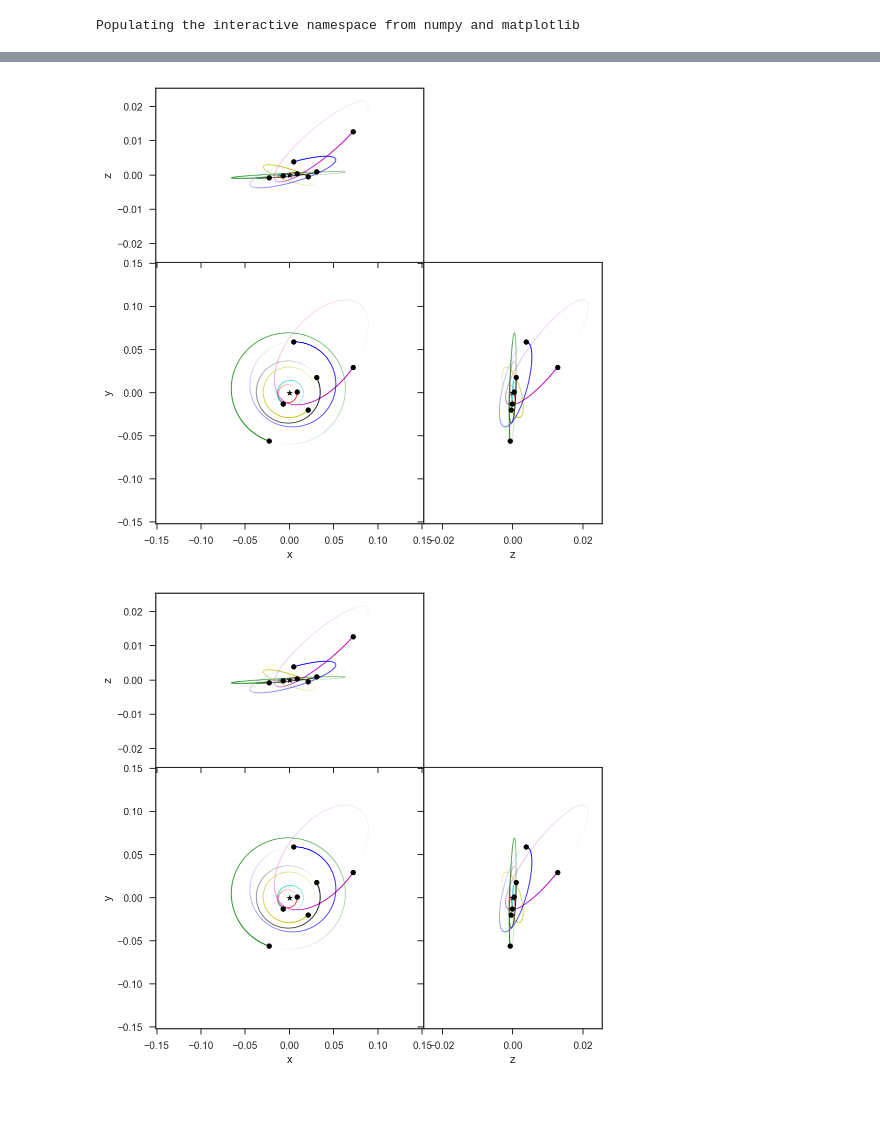
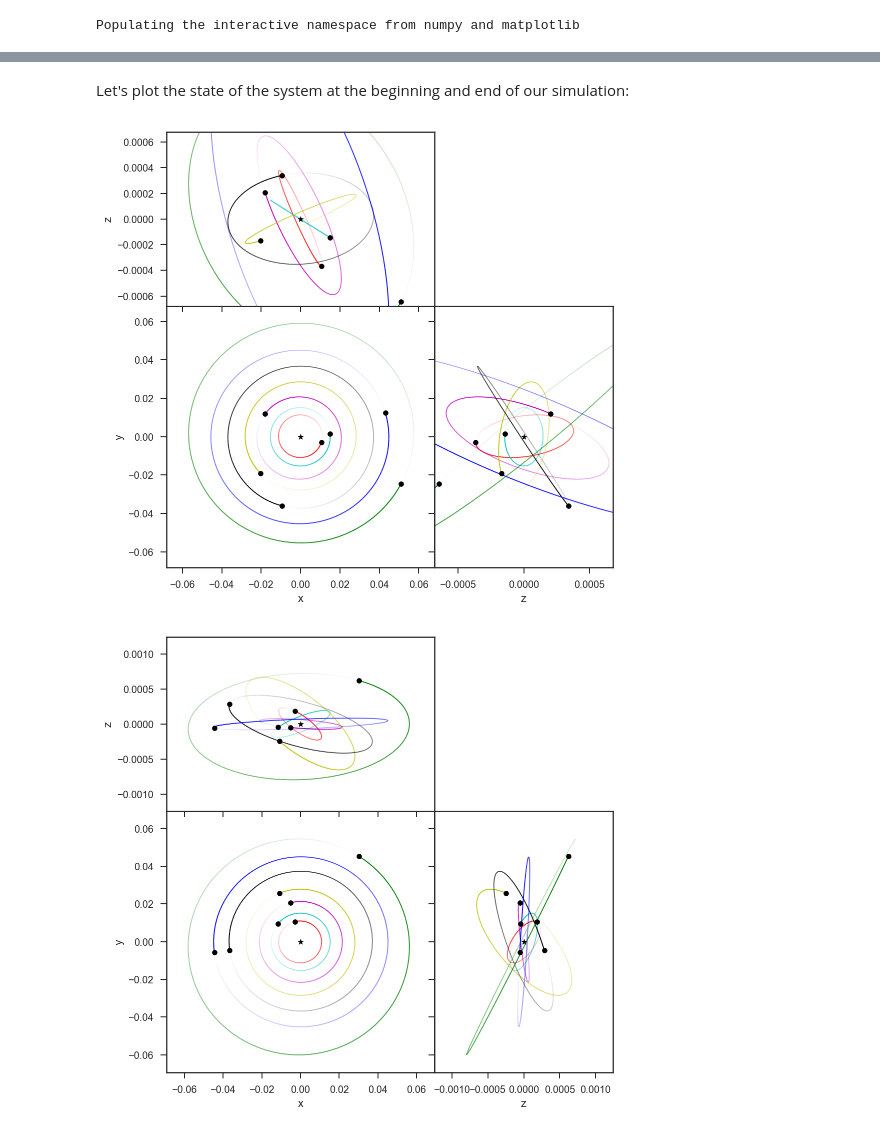
Before and after one commit to farr/TRAPPIST1, a Jupyter notebook: TRAPPIST1.ipynb, the cells around one changed output, grey strips where cells are left out. Drawn from its saved outputs; the diff is of its cells as text; code cells hidden in the pictures; blank space fills up the shorter version.

```diff
--- a/TRAPPIST1.ipynb
+++ b/TRAPPIST1.ipynb
@@ -134,5 +181,4 @@ Escape: A particle escaped (r>exit_max_distance).
 # %%
-sa = reb.SimulationArchive("archive.bin")
-sim = sa[-1]
-print("Maximum time achieved = {:g}".format(sim.t))
+sa = reb.SimulationArchive("1000yr.bin")
+print("Maximum time achieved = {:g}".format(sa[-1].t))
 # %% [output]
@@ -150,5 +200,8 @@ Energy error = 0.0131604
+# %% [markdown]
+Let's plot the state of the system at the beginning and end of our simulation:
 # %%
-reb.OrbitPlot(sim, color=True, slices=True)
+reb.OrbitPlot(sa[0], color=True, slices=True) # Beginning
+reb.OrbitPlot(sa[-1], color=True, slices=True) # End
 # %% [output]
-[figure, old version]
+[figure, new version]
-[figure, old version]
+[figure, new version]
```
Also changed, not shown: parts of 39 cells of this notebook, 1 other file.
